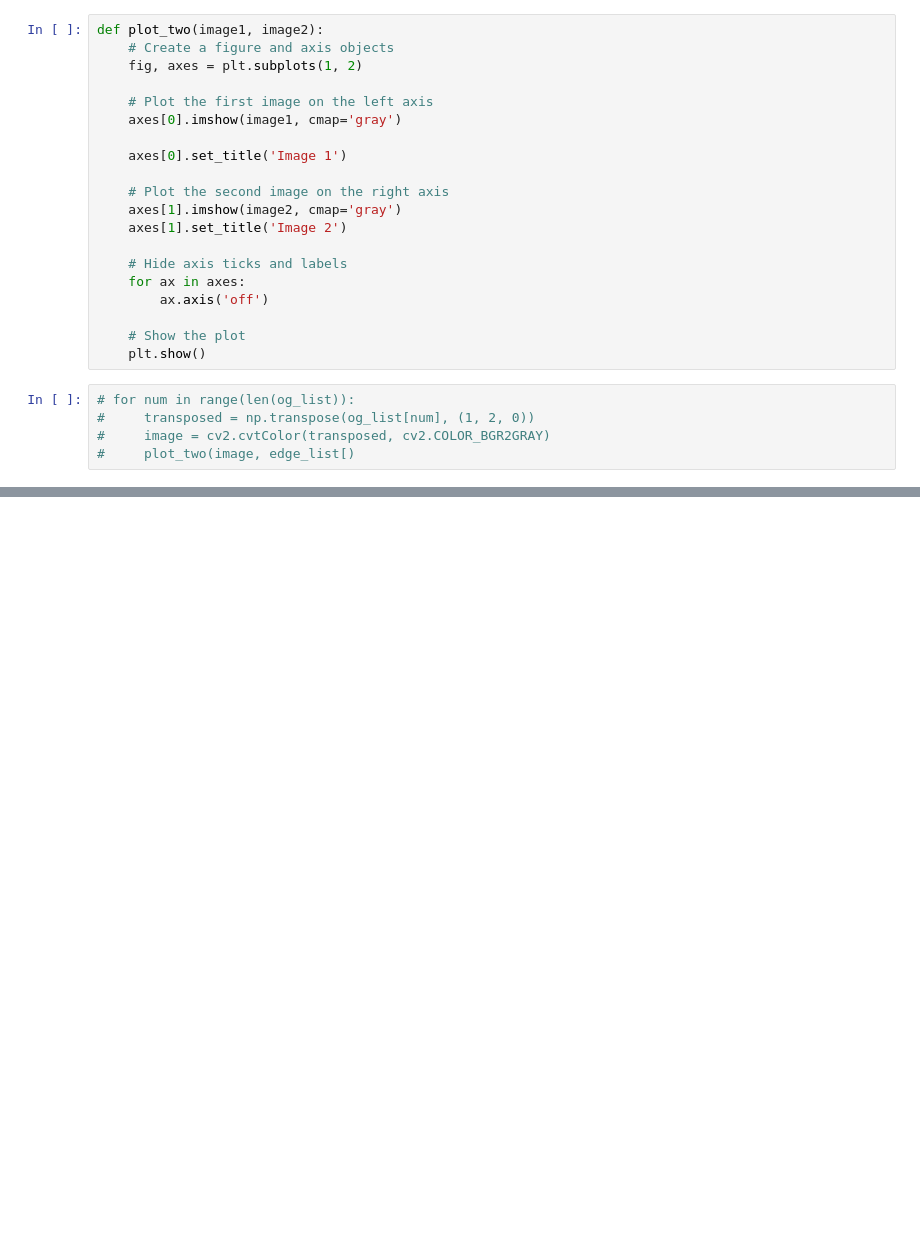
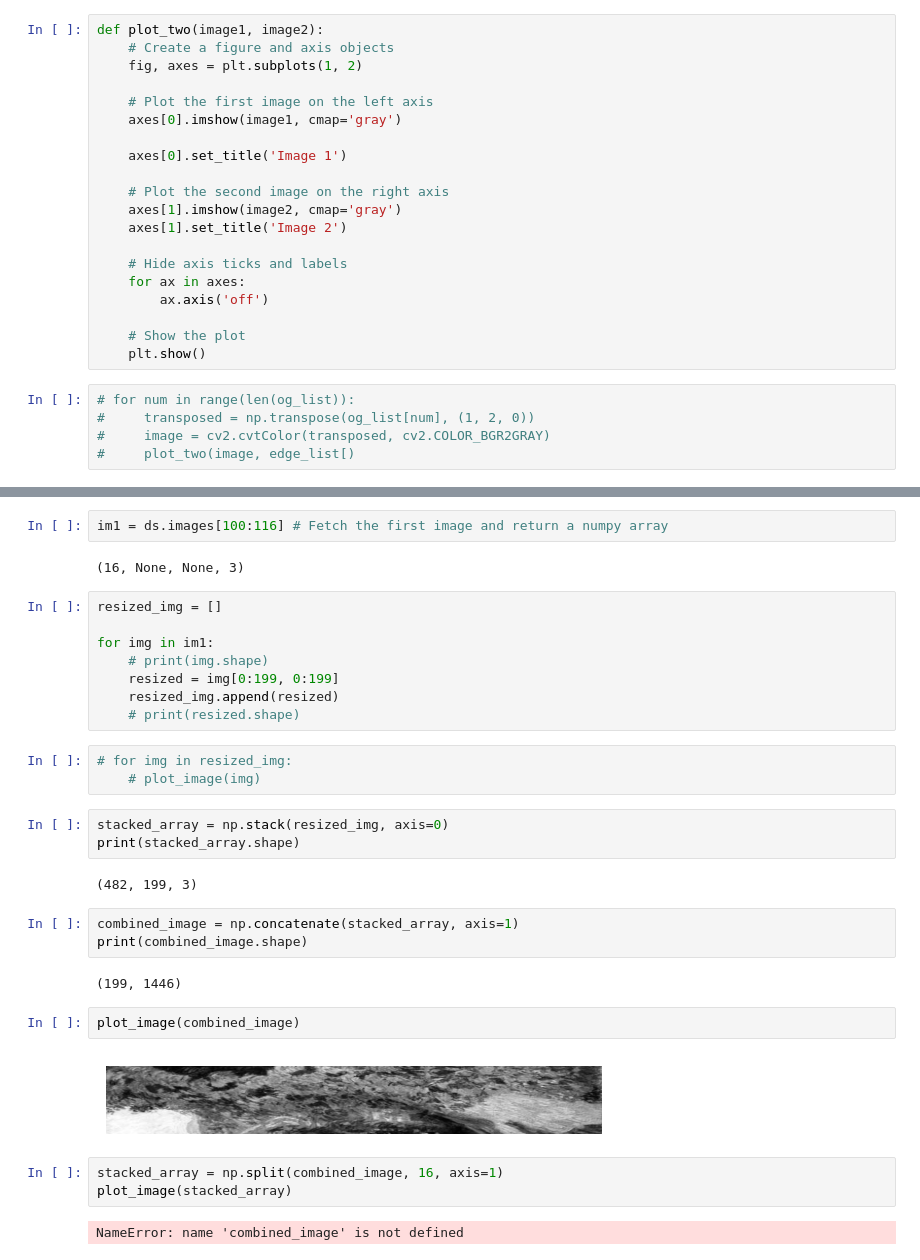
Before and after one commit to aaryan-rampal/Pastiche-v2, a Jupyter notebook: Untitled.ipynb, the cells around one changed output, grey strips where cells are left out. Cells and saved outputs as stored; diff of their text form; blank space fills up the shorter version.

```diff
--- a/Untitled.ipynb
+++ b/Untitled.ipynb
@@ -183,0 +270,34 @@ plot_image(edges)
+# %%
+im1 = ds.images[100:116] # Fetch the first image and return a numpy array
+# %% [output]
+(16, None, None, 3)
+# %%
+resized_img = []
+
+for img in im1:
+    # print(img.shape)
+    resized = img[0:199, 0:199]
+    resized_img.append(resized)
+    # print(resized.shape)
+# %%
+# for img in resized_img:
+    # plot_image(img)
+# %%
+stacked_array = np.stack(resized_img, axis=0)
+print(stacked_array.shape)
+# %% [output]
+(482, 199, 3)
+# %%
+combined_image = np.concatenate(stacked_array, axis=1)
+print(combined_image.shape)
+# %% [output]
+(199, 1446)
+# %%
+plot_image(combined_image)
+# %% [output]
+[figure, added]
+# %%
+stacked_array = np.split(combined_image, 16, axis=1)
+plot_image(stacked_array)
+# %% [output]
+NameError: name 'combined_image' is not defined
```
Also changed, not shown: parts of 35 cells of this notebook.
